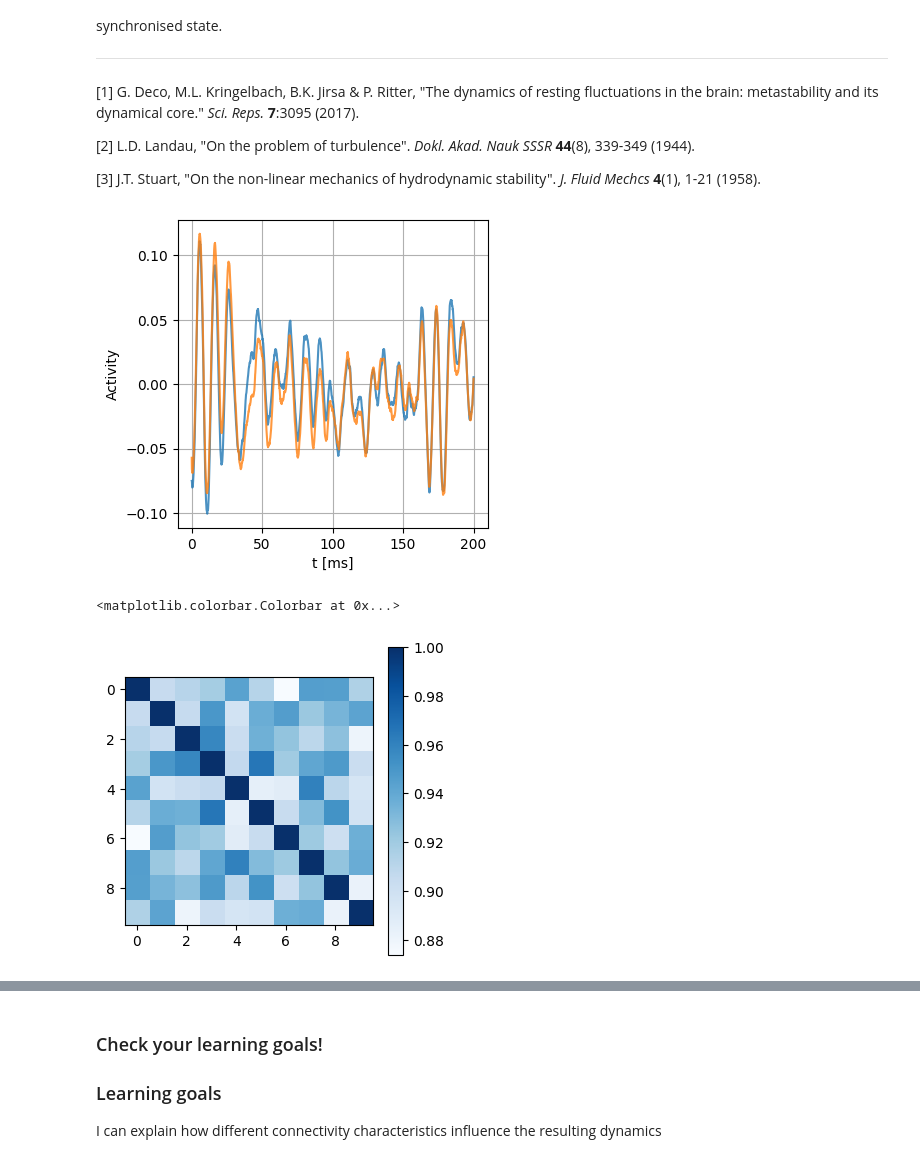
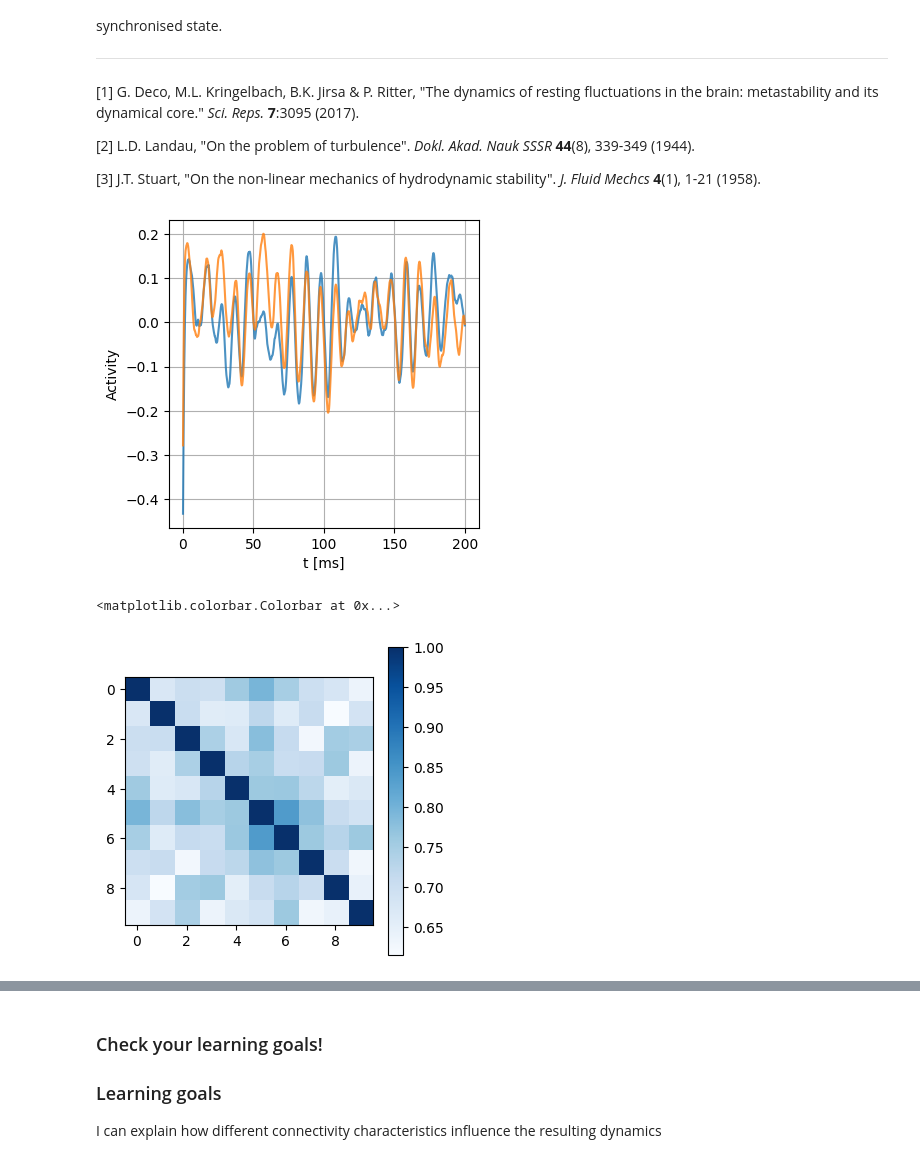
Before and after one commit to samuel-joh/workshop2025, a Jupyter notebook: 03_network.ipynb, the cells around one changed output, grey strips where cells are left out. Drawn from its saved outputs; the diff is of its cells as text; code cells hidden in the pictures.

```diff
--- a/03_network.ipynb
+++ b/03_network.ipynb
@@ -61,7 +61,7 @@ N = 10
 
 # cmat is the structural connectivity matrix (here we start with a fully
 # connected network)
-cmat = 0.5*np.ones((N,N))
+cmat = 1*np.ones((N,N))
 
 # dmat is the delay matrix, at the moment we consider instantaneous interactions
 # between brain regions, so no delays
@@ -73,36 +73,36 @@ model = HopfModel(Cmat=cmat, Dmat=dmat)
 # intrinsic angular frequency of the oscillation (omega)
 model.params['w'] =  0.2 * np.pi
 
 # set the noise here
 model.params['sigma_ou'] = 0.02
 
 # set the global coupling parameter G here
-model.params['K_gl'] = 1
+model.params['K_gl'] = 0.1
 
 # duration of the simulation (in ms)
 model.params['duration'] = 200
 
 # bifurcation parameter (we will disregard it for now)
 model.params['a'] = 0
 
 model.run()
 
 plt.figure(figsize=(4, 4))
 plt.plot(model.t, model.x.T[:,1], alpha=0.8)
 plt.plot(model.t, model.x.T[:,9], alpha=0.8)
 plt.xlabel("t [ms]")
 plt.ylabel("Activity")
 plt.grid(True)
 plt.show()
 
 figure = plt.figure(figsize=(4, 4))
 functional_connectivity = correlation_measure.fit_transform([model.x.T])
 tcf = plt.imshow(np.squeeze(functional_connectivity), cmap=plt.cm.Blues)
 figure.colorbar(tcf)
 # %% [output]
-[figure, old version]
+[figure, new version]
 <matplotlib.colorbar.Colorbar at 0x...>
-[figure, old version]
+[figure, new version]
 # %% [markdown]
 <div class="alert alert-block alert-success">
 <b>Exercise 2: effects of connectivity on brain dynamics</b><p>
```
Also changed, not shown: parts of 2 cells of this notebook.
